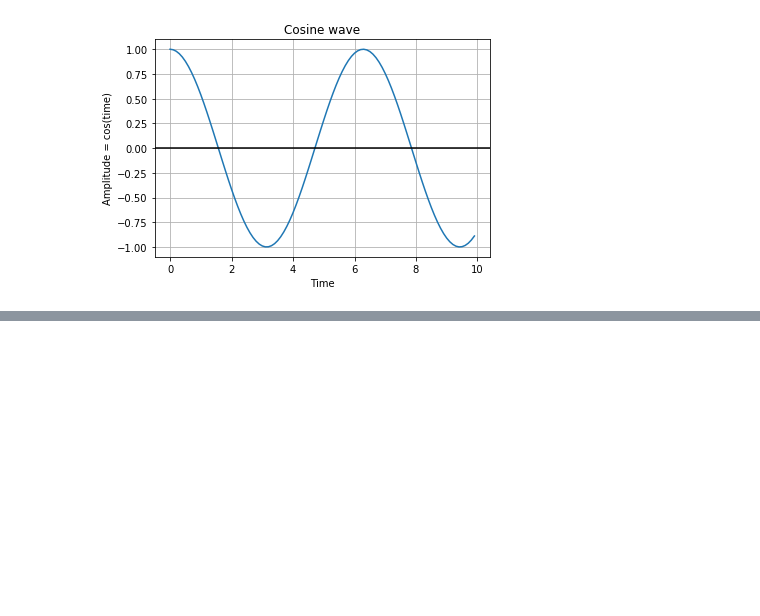
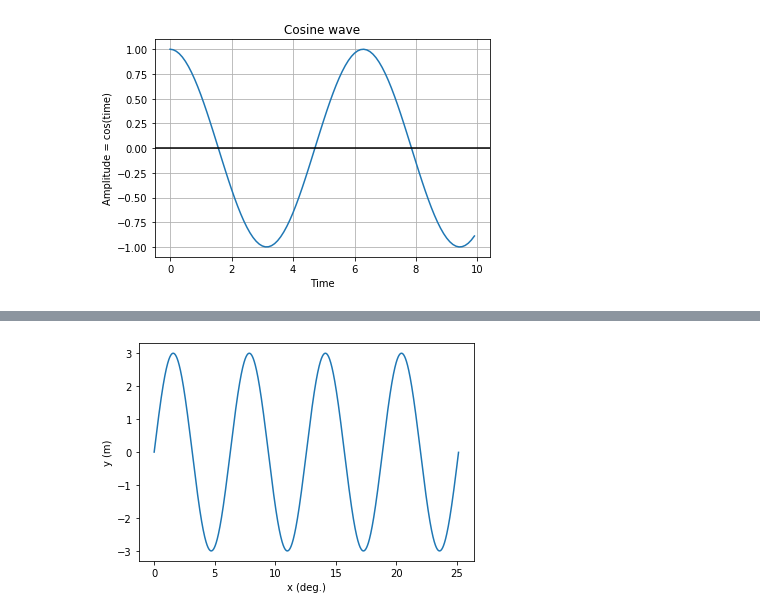
Before and after one commit to npshub/npshub.github.io, a Jupyter notebook: training/documentation/Intro Latex/Latex Introduction.ipynb, the cells around one changed output, grey strips where cells are left out. Drawn from its saved outputs; the diff is of its cells as text; code cells hidden in the pictures; blank space fills up the shorter version.

```diff
--- a/training/documentation/Intro Latex/Latex Introduction.ipynb
+++ b/training/documentation/Intro Latex/Latex Introduction.ipynb
@@ -374,0 +266,13 @@ plot.show()
+# %%
+import numpy as np
+import matplotlib.pyplot as plot
+x        = np.arange(0, 8*np.pi, 0.01);
+a=3;
+y  = a*np.sin(x)
+plot.plot(x, y)
+plot.xlabel('x (deg.)')
+plot.ylabel('y (m)')
+
+plot.show()
+# %% [output]
+[figure, added]
```
Also changed, not shown: parts of 17 cells of this notebook.
